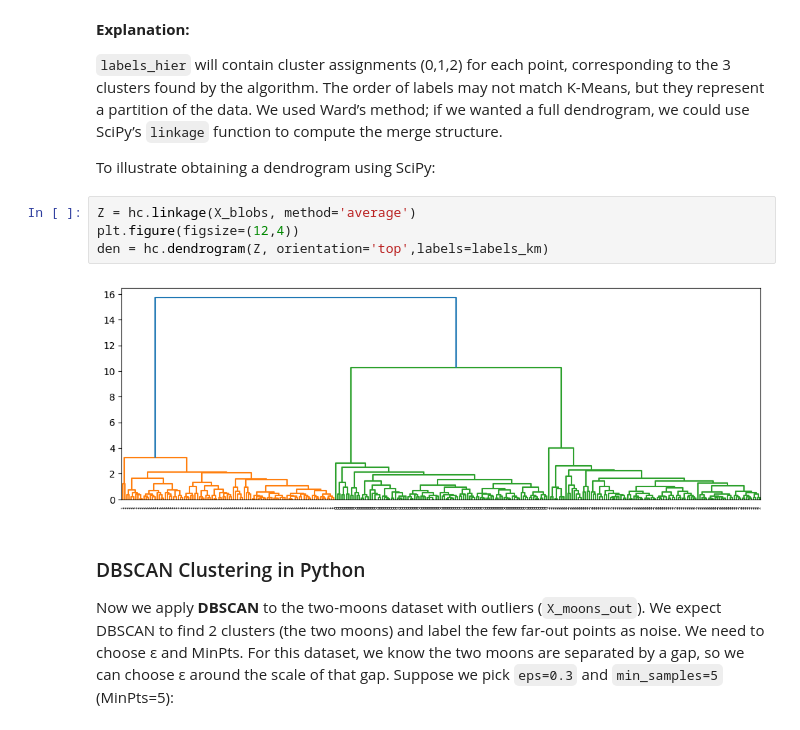
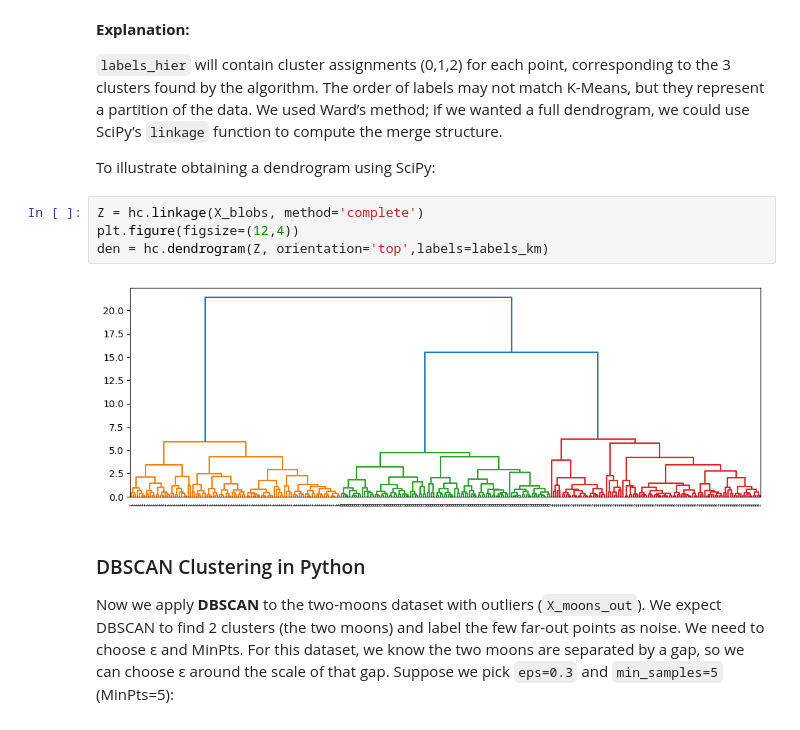
Before and after one commit to kaygun/MYZ309E, a Jupyter notebook: lectures/Lecture_05.ipynb, the cells around one changed output. Saved outputs shown, nothing was run; the diff lists cells and outputs as text.

```diff
--- a/lectures/Lecture_05.ipynb
+++ b/lectures/Lecture_05.ipynb
@@ -248,11 +248,11 @@ ConfusionMatrixDisplay.from_predictions(y_blobs,labels_hier)
 
 To illustrate obtaining a dendrogram using SciPy:
 # %%
-Z = hc.linkage(X_blobs, method='average')
+Z = hc.linkage(X_blobs, method='complete')
 plt.figure(figsize=(12,4))
 den = hc.dendrogram(Z, orientation='top',labels=labels_km)
 # %% [output]
-[figure, old version]
+[figure, new version]
 # %% [markdown]
 ### DBSCAN Clustering in Python
 
```
Also changed, not shown: parts of 32 cells of this notebook.
